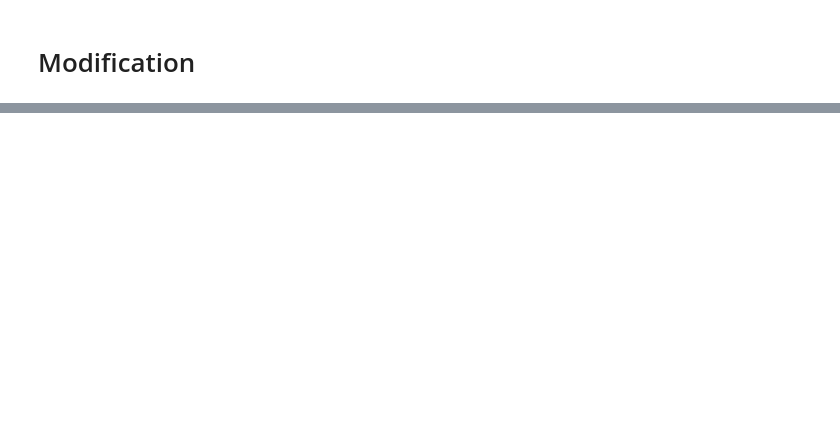
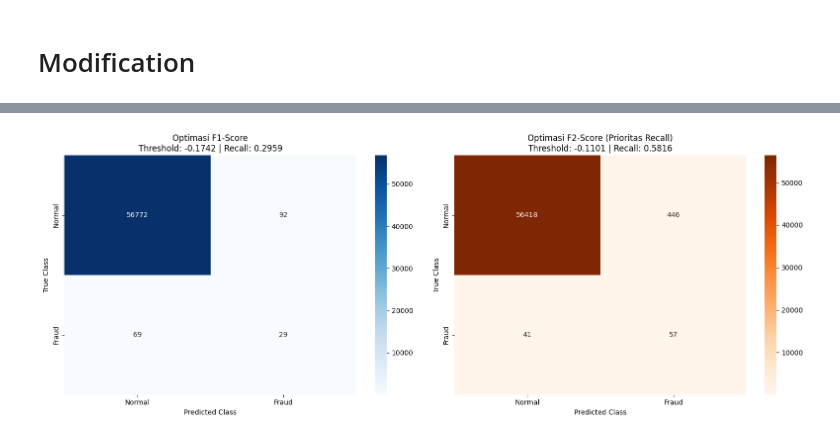
Before and after one commit to IHW1012/GeeksforGeeks-Projects, a Jupyter notebook: Credit Card Fraud Detection Modified.ipynb, the cells around one changed output, grey strips where cells are left out. Cells and saved outputs as stored; diff of their text form; code cells hidden in the pictures; blank space fills up the shorter version.

```diff
--- a/Credit Card Fraud Detection Modified.ipynb
+++ b/Credit Card Fraud Detection Modified.ipynb
@@ -490,0 +279,74 @@ Recall: 0.9184 | Precision: 0.0876 | F1: 0.1600
+# %%
+print("\n--- Evaluasi Isolation Forest (Tuned dengan Threshold Optimasi) ---")
+
+# 1. Inisialisasi model final dengan parameter terbaik
+best_iso = IsolationForest(**best_params, random_state=42)
+
+# 2. Latih ulang model HANYA menggunakan data normal
+best_iso.fit(xTrain_normal)
+
+# 3. UBAH DI SINI: Ambil skor anomali mentah (bukan memakai .predict())
+# Semakin negatif nilainya, semakin kuat diidentifikasi sebagai fraud
+anomaly_scores = best_iso.decision_function(xTest)
+
+# Trik Krusial: Inversi skor agar kompatibel dengan asumsi fungsi precision_recall_curve
+# (Mengubah nilai negatif menjadi positif sehingga: angka besar = fraud)
+inverted_scores = -1 * anomaly_scores
+
+# Hitung precision dan recall untuk setiap kemungkinan kandidat threshold
+precisions, recalls, thresholds = precision_recall_curve(yTest, inverted_scores)
+
+# =====================================================================
+# KALKULASI THRESHOLD OPTIMAL (EVALUASI KEDUA NILAI)
+# =====================================================================
+
+# Kandidat A: Mengoptimalkan F1-Score (Bobot Precision dan Recall Setara)
+f1_scores = (2 * precisions[:-1] * recalls[:-1]) / (precisions[:-1] + recalls[:-1] + 1e-10)
+optimal_idx_f1 = np.argmax(f1_scores)
+thresh_optimal_f1 = -1 * thresholds[optimal_idx_f1] # Kembalikan ke skala asli Isolation Forest
+
+# Kandidat B: Mengoptimalkan F2-Score (Bobot Recall Dua Kali Lebih Penting)
+beta = 2
+f2_scores = ((1 + beta**2) * precisions[:-1] * recalls[:-1]) / ((beta**2 * precisions[:-1]) + recalls[:-1] + 1e-10)
+optimal_idx_f2 = np.argmax(f2_scores)
+thresh_optimal_f2 = -1 * thresholds[optimal_idx_f2] # Kembalikan ke skala asli Isolation Forest
+
+print(f"Hasil Optimasi Matematis:")
+print(f"-> Threshold Optimal via F1-Score : {thresh_optimal_f1:.4f}")
+print(f"-> Threshold Optimal via F2-Score : {thresh_optimal_f2:.4f}")
+
+# =====================================================================
+# 4 & 5. MAPPING ULANG DAN VISUALISASI SUBPLOT BERDAMPINGAN
+# =====================================================================
+threshold_targets = [
+    ("Optimasi F1-Score", thresh_optimal_f1, "Blues"),
+    ("Optimasi F2-Score (Prioritas Recall)", thresh_optimal_f2, "Oranges")
+]
+
+# Membuat container figure dengan 2 kolom untuk perbandingan langsung
+fig, axes = plt.subplots(1, 2, figsize=(16, 6))
+
+for idx, (name, thresh, color_map) in enumerate(threshold_targets):
+    # Prosedur Mapping Berdasarkan Threshold Optimal masing-masing
+    # Jika skor asli < threshold asli, maka ditandai sebagai Fraud (1)
+    preds_mapped = np.where(anomaly_scores < thresh, 1, 0)
+
+    # Hitung metrik evaluasi final untuk printout
+    rec = recall_score(yTest, preds_mapped)
+    prec = precision_score(yTest, preds_mapped)
+
+    print(f"\nMetrik untuk {name}:")
+    print(f"   Recall   : {rec:.4f}")
+    print(f"   Precision: {prec:.4f}")
+
+    # Hitung matriks dan visualisasikan pada sumbu subplot masing-masing
+    conf_mat = confusion_matrix(yTest, preds_mapped)
+    sns.heatmap(conf_mat, annot=True, fmt="d", cmap=color_map, ax=axes[idx],
+                xticklabels=['Normal', 'Fraud'], yticklabels=['Normal', 'Fraud'])
+    axes[idx].set_title(f"{name}\nThreshold: {thresh:.4f} | Recall: {rec:.4f}")
+    axes[idx].set_xlabel("Predicted Class")
+    axes[idx].set_ylabel("True Class")
+
+plt.tight_layout()
+plt.show()
+# %% [output]
@@ -490,0 +365 @@ Recall: 0.9184 | Precision: 0.0876 | F1: 0.1600
+[figure, added]
```
Also changed, not shown: parts of 15 cells of this notebook.
